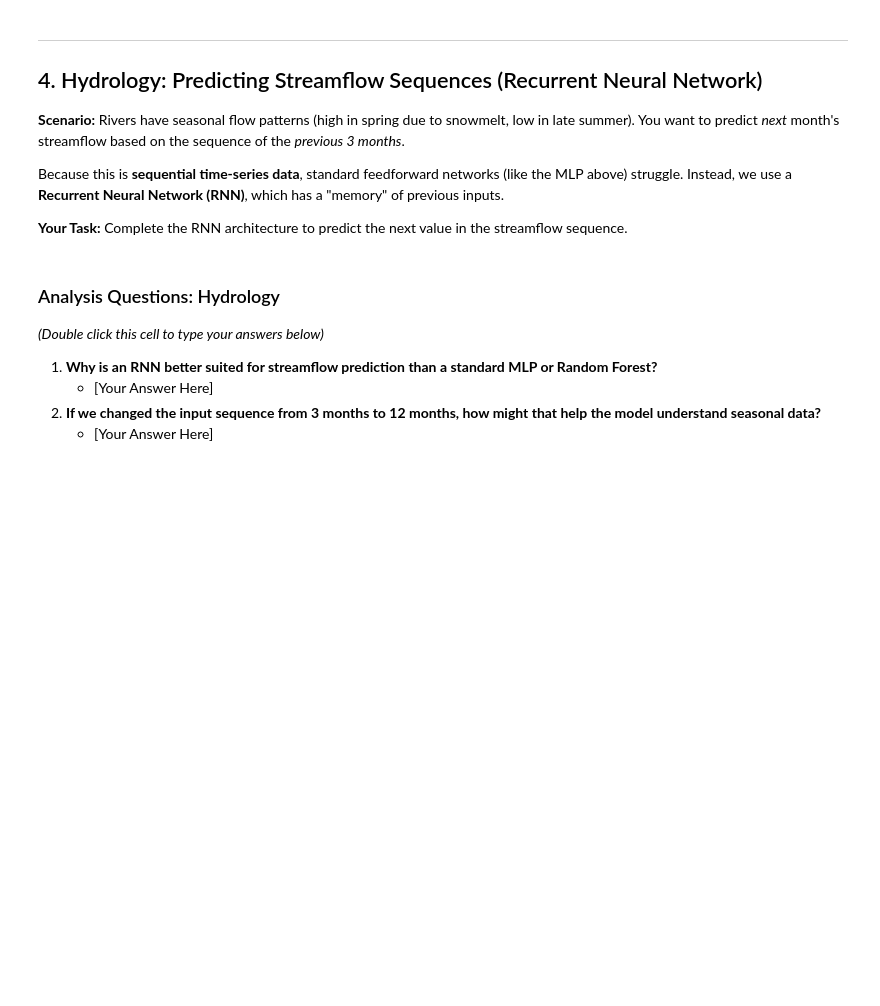
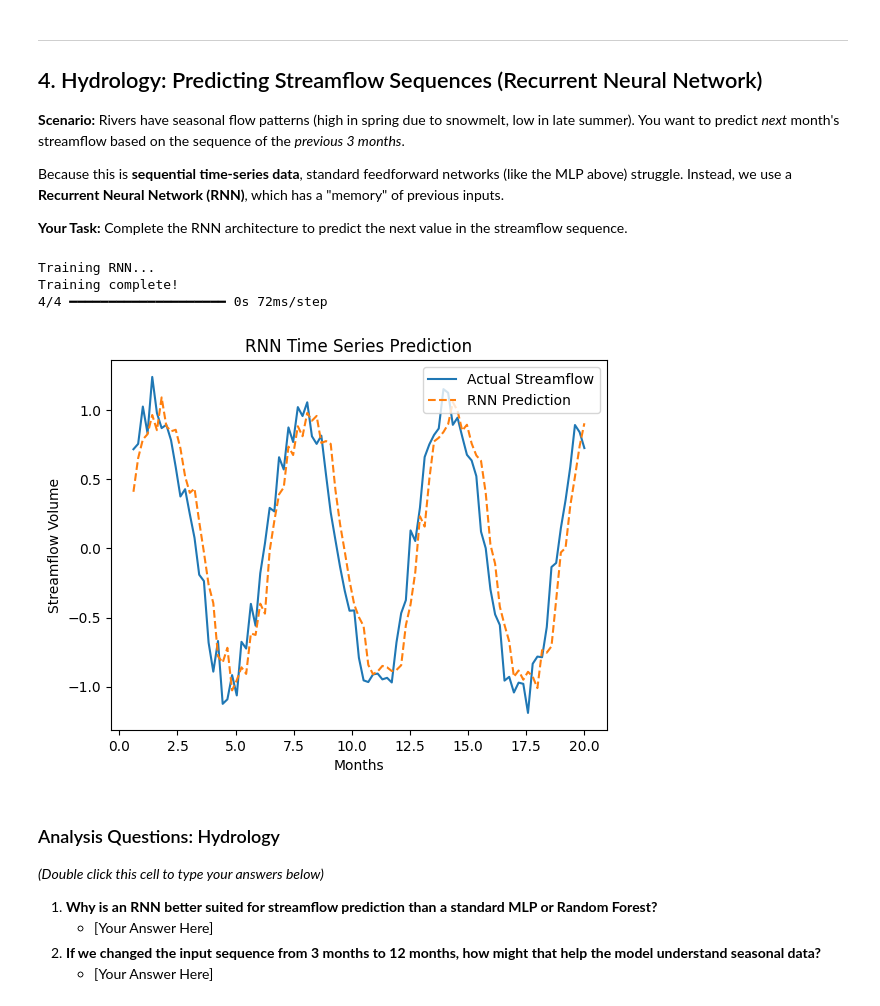
Before and after one commit to Hayden-Martin4250/Earthscience2245, a Jupyter notebook: ES2245_lab11.ipynb, the cells around one changed output. Drawn from its saved outputs; the diff is of its cells as text; code cells hidden in the pictures; blank space fills up the shorter version.

```diff
--- a/ES2245_lab11.ipynb
+++ b/ES2245_lab11.ipynb
@@ -164,6 +164,18 @@ Because this is **sequential time-series data**, standard feedforward networks (
 
 **Your Task:** Complete the RNN architecture to predict the next value in the streamflow sequence.
 # %%
+import numpy as np
+import pandas as pd
+import matplotlib.pyplot as plt
+from sklearn.linear_model import LinearRegression
+from sklearn.cluster import KMeans
+from sklearn.neural_network import MLPClassifier
+from sklearn.model_selection import train_test_split
+from sklearn.metrics import accuracy_score
+import tensorflow as tf
+from tensorflow.keras.models import Sequential
+from tensorflow.keras.layers import SimpleRNN, Dense
+
 # Synthetic Streamflow Data: A sine wave with added noise (representing seasons)
 time_steps = np.linspace(0, 20, 100)
 streamflow = np.sin(time_steps) + np.random.normal(0, 0.1, 100)
@@ -177,35 +189,40 @@ for i in range(len(streamflow) - 3):
 X_hydro = np.array(X_hydro).reshape(-1, 3, 1) # Reshape for RNN: (Samples, Time Steps, Features)
 y_hydro = np.array(y_hydro)
 
 # Build the RNN
 model_rnn = Sequential()
 
 # --- STUDENT CODE HERE ---
 # 1. Add a SimpleRNN layer with 10 units.
 # The input_shape should match our sequence length and features: (3, 1)
-model_rnn.add(SimpleRNN(units=___, input_shape=___))
+model_rnn.add(SimpleRNN(units=10, input_shape=(3, 1)))
 
 # 2. Add a Dense layer with 1 unit (this outputs our single predicted streamflow value)
-model_rnn.add(Dense(units=___))
+model_rnn.add(Dense(units=1))
 # --- END STUDENT CODE ---
 
 model_rnn.compile(optimizer='adam', loss='mse')
 
 # Train the model (we will use just 20 epochs for speed in this lab)
 print("Training RNN...")
 model_rnn.fit(X_hydro, y_hydro, epochs=20, verbose=0)
 print("Training complete!")
 
 # Let's predict the sequence and plot
 predictions = model_rnn.predict(X_hydro)
 
 plt.plot(time_steps[3:], y_hydro, label="Actual Streamflow")
 plt.plot(time_steps[3:], predictions, label="RNN Prediction", linestyle='dashed')
 plt.xlabel("Months")
 plt.ylabel("Streamflow Volume")
 plt.legend()
 plt.title("RNN Time Series Prediction")
 plt.show()
+# %% [output]
+Training RNN...
+Training complete!
+4/4 ━━━━━━━━━━━━━━━━━━━━ 0s 72ms/step
+[figure, added]
 # %% [markdown]
 ### Analysis Questions: Hydrology
 *(Double click this cell to type your answers below)*
```
